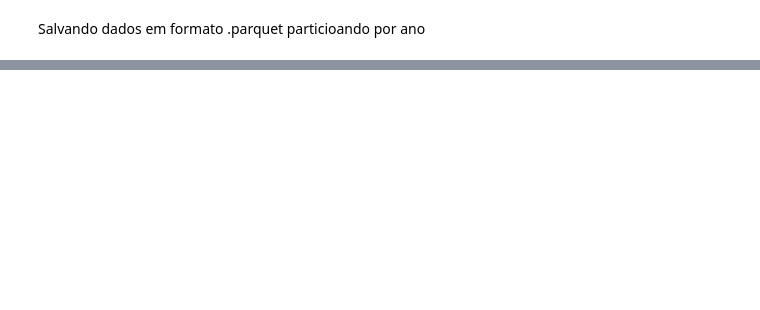
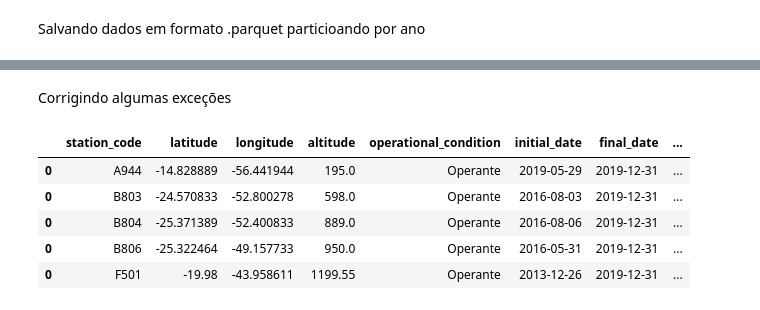
Before and after one commit to Squinelato/eEDB-001-2024-4, a Jupyter notebook: exercise_1/brazil_grain_analysis.ipynb, the cells around one changed output, grey strips where cells are left out. Cells and saved outputs as stored; diff of their text form; code cells hidden in the pictures; blank space fills up the shorter version.

Commit message:
feat: adding meteorologic data

```diff
--- a/exercise_1/brazil_grain_analysis.ipynb
+++ b/exercise_1/brazil_grain_analysis.ipynb
@@ -230,0 +292,44 @@ df_plantation.to_parquet(
+# %% [markdown]
+Corrigindo algumas exceções
+# %%
+paranoa_index = df_station['Nome'] == 'PARANOA (COOPA-DF)'
+df_station['city'][paranoa_index] = 'PARANOA'
+df_station['sub_region'][paranoa_index] = None
+
+guarda_mor_index = df_station['Nome'] == 'GUARDA-MOR'
+df_station['city'][guarda_mor_index] = 'GUARDA-MOR'
+df_station['sub_region'][guarda_mor_index] = None
+# %%
+df_station.rename(
+    inplace=True,
+    columns={
+        'Codigo Estacao': 'station_code',
+        'Latitude': 'latitude',
+        'Longitude': 'longitude',
+        'Altitude': 'altitude',
+        'Situacao': 'operational_condition',
+        'Data Inicial': 'initial_date',
+        'Data Final': 'final_date',
+        'Periodicidade da Medicao': 'measurement_frequency',
+    }
+)
+# %%
+df_station = df_station.astype({
+    'station_code': str,
+    'latitude': 'Float64',
+    'longitude': 'Float64',
+    'altitude': 'Float64',
+    'initial_date': 'datetime64[ns]',
+    'final_date': 'datetime64[ns]',
+})
+# %%
+df_station.drop(columns=['Nome'], inplace=True)
+# %%
+df_station.tail()
+# %% [output]
+|  | station_code | latitude | longitude | altitude | operational_condition | initial_date | final_date | ... |
+| 0 | A944 | -14.828889 | -56.441944 | 195.0 | Operante | 2019-05-29 | 2019-12-31 | ... |
+| 0 | B803 | -24.570833 | -52.800278 | 598.0 | Operante | 2016-08-03 | 2019-12-31 | ... |
+| 0 | B804 | -25.371389 | -52.400833 | 889.0 | Operante | 2016-08-06 | 2019-12-31 | ... |
+| 0 | B806 | -25.322464 | -49.157733 | 950.0 | Operante | 2016-05-31 | 2019-12-31 | ... |
+| 0 | F501 | -19.98 | -43.958611 | 1199.55 | Operante | 2013-12-26 | 2019-12-31 | ... |
```
Also changed, not shown: parts of 14 cells of this notebook, 2 other files.
